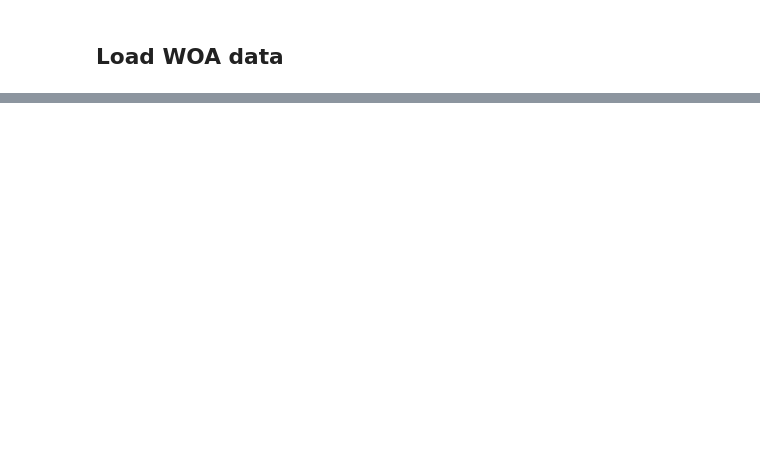
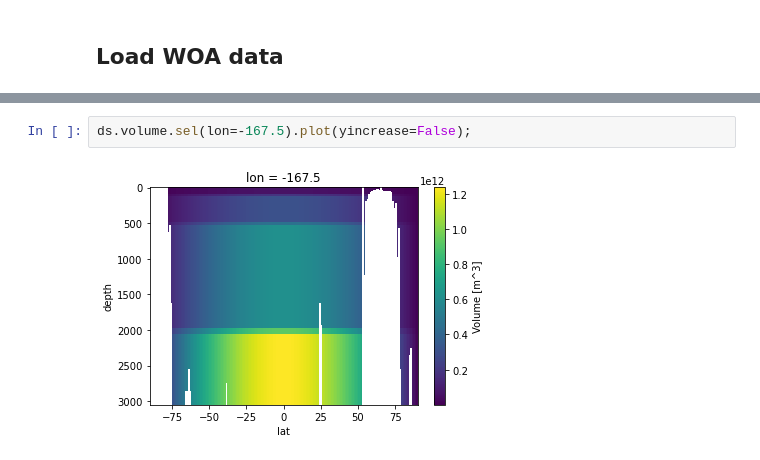
Before and after one commit to matt-long/aerobic-safety-margins, a Jupyter notebook: notebooks/trait-space-obs-habitat-vol.ipynb, the cells around one changed output, grey strips where cells are left out. Drawn from its saved outputs; the diff is of its cells as text; blank space fills up the shorter version.

```diff
--- a/notebooks/trait-space-obs-habitat-vol.ipynb
+++ b/notebooks/trait-space-obs-habitat-vol.ipynb
@@ -52,0 +90,4 @@ Data variables:
+# %%
+ds.volume.sel(lon=-167.5).plot(yincrease=False);
+# %% [output]
+[figure, added]
```
Also changed, not shown: parts of 13 cells of this notebook, 7 other files.
